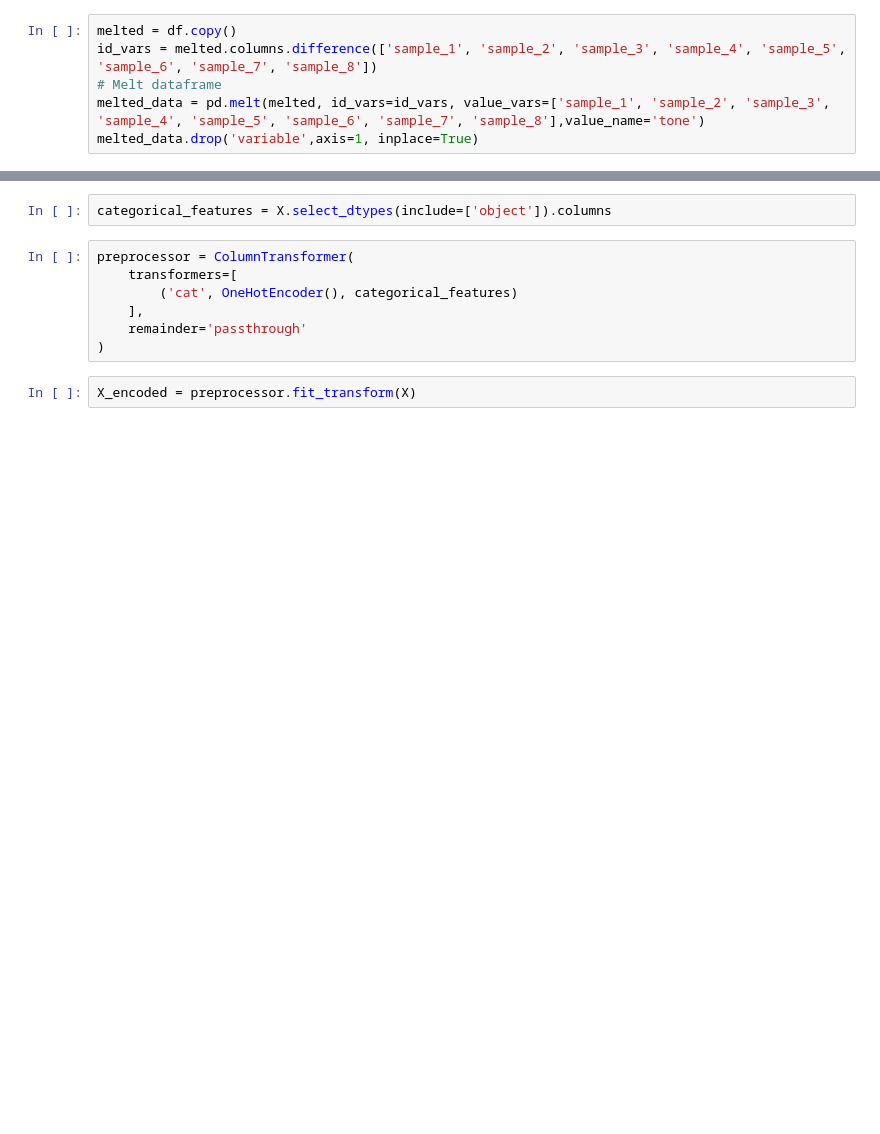
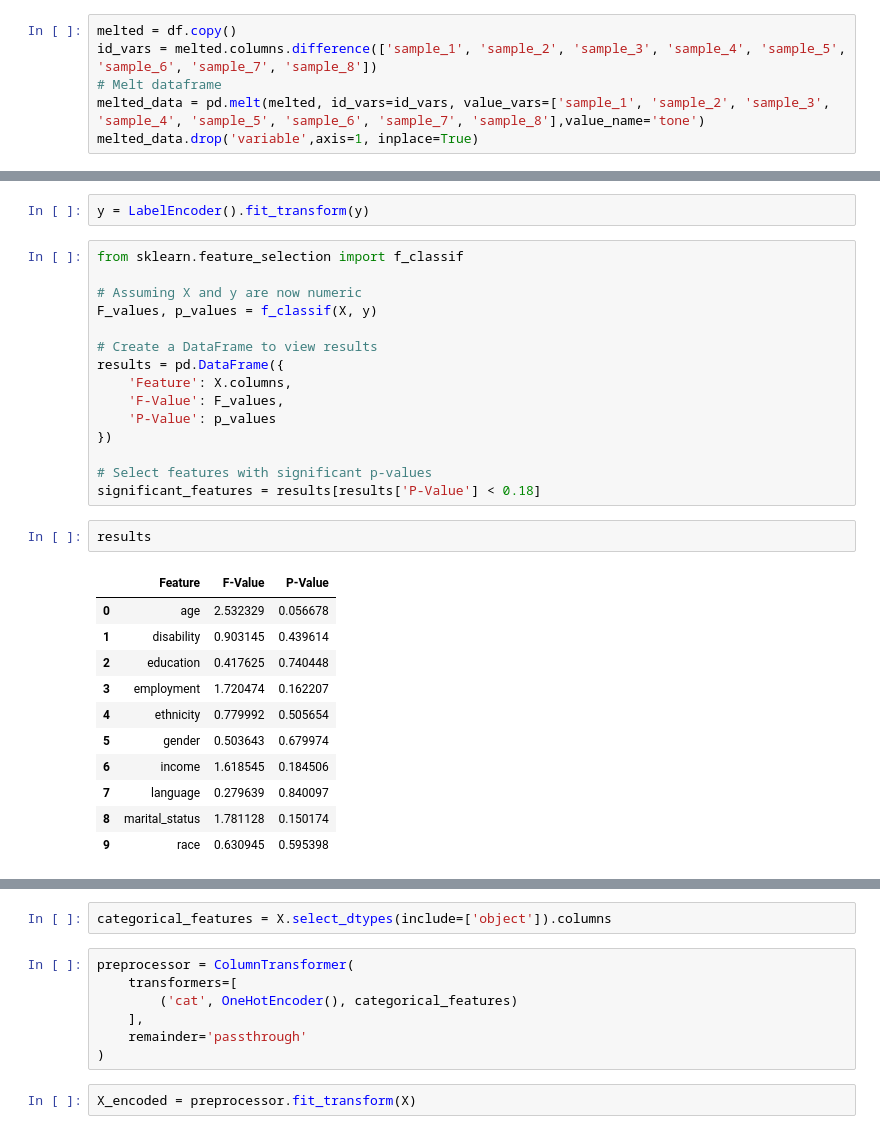
Before and after one commit to esoto15/research-summer-2024, a Jupyter notebook: feature-selection.ipynb, the cells around one changed output, grey strips where cells are left out. Drawn from its saved outputs; the diff is of its cells as text; blank space fills up the shorter version.

```diff
--- a/feature-selection.ipynb
+++ b/feature-selection.ipynb
@@ -34,0 +46,31 @@ from sklearn.pipeline import Pipeline
+# %%
+y = LabelEncoder().fit_transform(y)
+# %%
+from sklearn.feature_selection import f_classif
+
+# Assuming X and y are now numeric
+F_values, p_values = f_classif(X, y)
+
+# Create a DataFrame to view results
+results = pd.DataFrame({
+    'Feature': X.columns,
+    'F-Value': F_values,
+    'P-Value': p_values
+})
+
+# Select features with significant p-values
+significant_features = results[results['P-Value'] < 0.18]
+# %%
+results
+# %% [output]
+|  | Feature | F-Value | P-Value |
+| 0 | age | 2.532329 | 0.056678 |
+| 1 | disability | 0.903145 | 0.439614 |
+| 2 | education | 0.417625 | 0.740448 |
+| 3 | employment | 1.720474 | 0.162207 |
+| 4 | ethnicity | 0.779992 | 0.505654 |
+| 5 | gender | 0.503643 | 0.679974 |
+| 6 | income | 1.618545 | 0.184506 |
+| 7 | language | 0.279639 | 0.840097 |
+| 8 | marital_status | 1.781128 | 0.150174 |
+| 9 | race | 0.630945 | 0.595398 |
```
Also changed, not shown: parts of 25 cells of this notebook, 1 other file.
